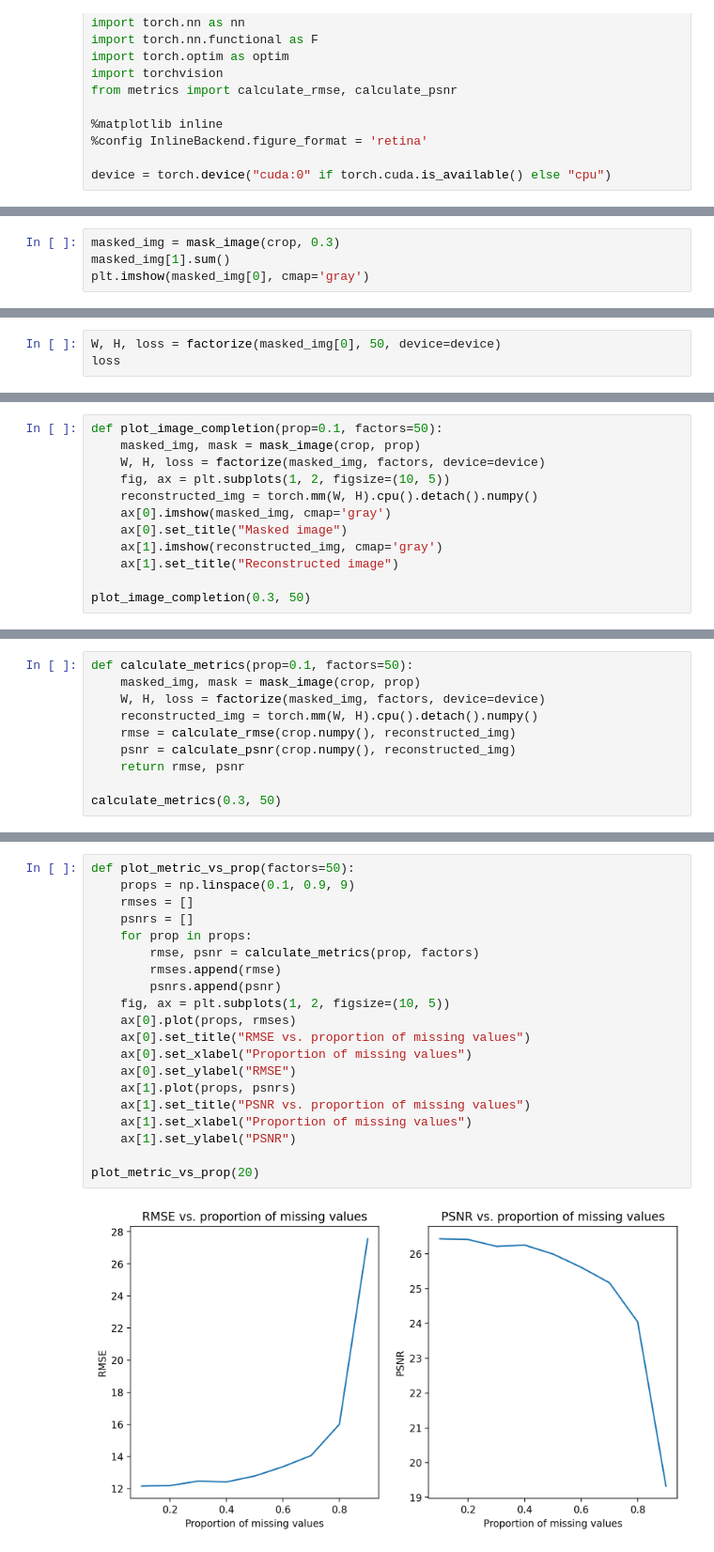
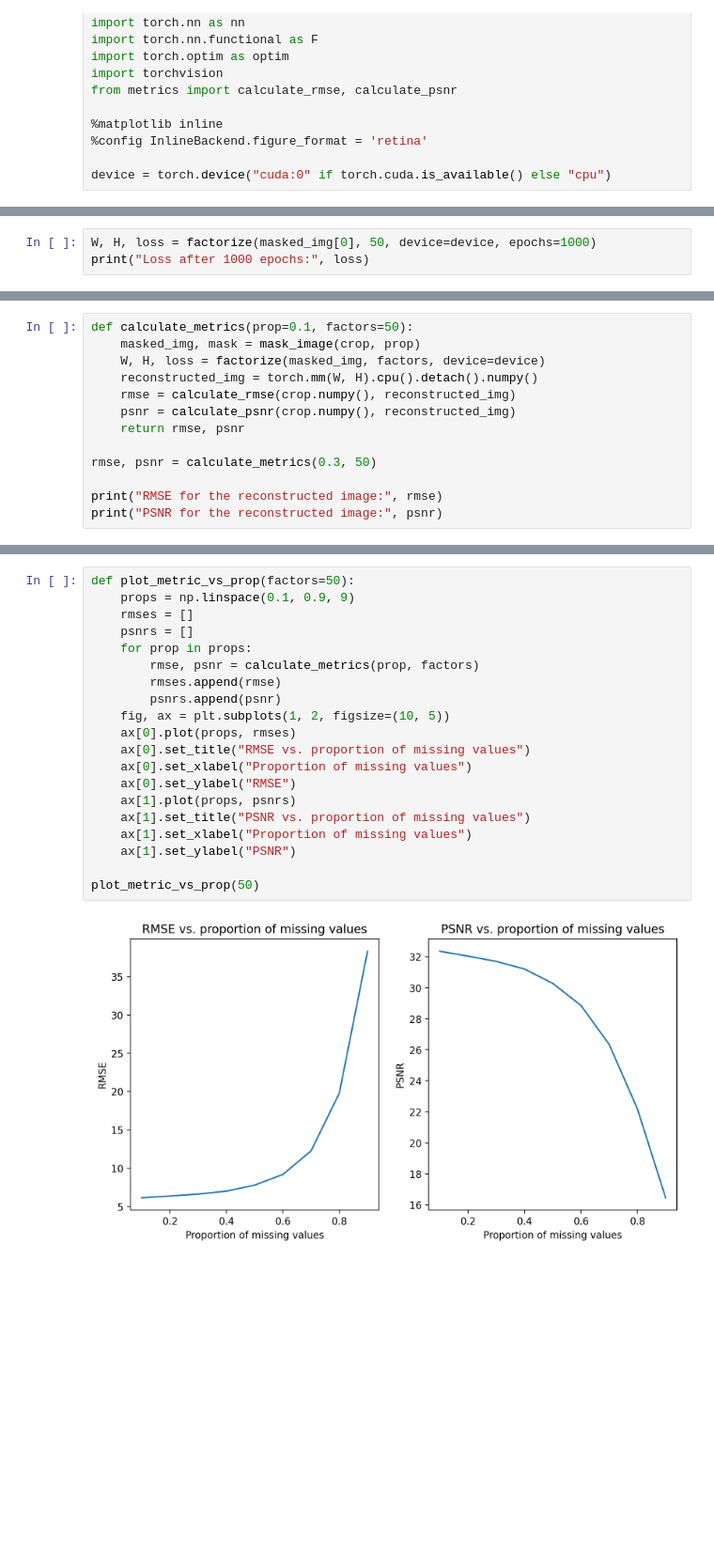
Before and after one commit to Karan-Gandhi/ES335-Assignment-2, a Jupyter notebook: task4.ipynb, the cells around one changed output, grey strips where cells are left out. Shown at 94% size. Saved outputs shown, nothing was run; the diff lists cells and outputs as text; blank space fills up the shorter version.

```diff
--- a/task4.ipynb
+++ b/task4.ipynb
@@ -75,4 +126,0 @@ def mask_image(img, prop):
-# %%
-masked_img = mask_image(crop, 0.3)
-masked_img[1].sum()
-plt.imshow(masked_img[0], cmap='gray')
@@ -82,3 +127,3 @@ plt.imshow(masked_img[0], cmap='gray')
 # %%
-W, H, loss = factorize(masked_img[0], 50, device=device)
-loss
+W, H, loss = factorize(masked_img[0], 50, device=device, epochs=1000)
+print("Loss after 1000 epochs:", loss)
@@ -92,13 +143,14 @@ plt.imshow(torch.mm(W, H).cpu().detach().numpy(), cmap='gray')
 # %%
-def plot_image_completion(prop=0.1, factors=50):
-    masked_img, mask = mask_image(crop, prop)
-    W, H, loss = factorize(masked_img, factors, device=device)
-    fig, ax = plt.subplots(1, 2, figsize=(10, 5))
-    reconstructed_img = torch.mm(W, H).cpu().detach().numpy()
-    ax[0].imshow(masked_img, cmap='gray')
-    ax[0].set_title("Masked image")
-    ax[1].imshow(reconstructed_img, cmap='gray')
-    ax[1].set_title("Reconstructed image")
+def calculate_metrics(prop=0.1, factors=50):
+	masked_img, mask = mask_image(crop, prop)
+	W, H, loss = factorize(masked_img, factors, device=device)
+	reconstructed_img = torch.mm(W, H).cpu().detach().numpy()
+	rmse = calculate_rmse(crop.numpy(), reconstructed_img)
+	psnr = calculate_psnr(crop.numpy(), reconstructed_img)
+	return rmse, psnr
 
-plot_image_completion(0.3, 50)
+rmse, psnr = calculate_metrics(0.3, 50)
+
+print("RMSE for the reconstructed image:", rmse)
+print("PSNR for the reconstructed image:", psnr)
 # %% [output]
@@ -106,10 +158,0 @@ plot_image_completion(0.3, 50)
-# %%
-def calculate_metrics(prop=0.1, factors=50):
-	masked_img, mask = mask_image(crop, prop)
-	W, H, loss = factorize(masked_img, factors, device=device)
-	reconstructed_img = torch.mm(W, H).cpu().detach().numpy()
-	rmse = calculate_rmse(crop.numpy(), reconstructed_img)
-	psnr = calculate_psnr(crop.numpy(), reconstructed_img)
-	return rmse, psnr
-
-calculate_metrics(0.3, 50)
@@ -118,25 +159,25 @@ calculate_metrics(0.3, 50)
 # %%
 def plot_metric_vs_prop(factors=50):
 	props = np.linspace(0.1, 0.9, 9)
 	rmses = []
 	psnrs = []
 	for prop in props:
 		rmse, psnr = calculate_metrics(prop, factors)
 		rmses.append(rmse)
 		psnrs.append(psnr)
 	fig, ax = plt.subplots(1, 2, figsize=(10, 5))
 	ax[0].plot(props, rmses)
 	ax[0].set_title("RMSE vs. proportion of missing values")
 	ax[0].set_xlabel("Proportion of missing values")
 	ax[0].set_ylabel("RMSE")
 	ax[1].plot(props, psnrs)
 	ax[1].set_title("PSNR vs. proportion of missing values")
 	ax[1].set_xlabel("Proportion of missing values")
 	ax[1].set_ylabel("PSNR")
 
-plot_metric_vs_prop(20)
+plot_metric_vs_prop(50)
 # %% [output]
-[figure, old version]
+[figure, new version]
 # %%
 def plot_metric_vs_factors(prop=0.3):
 	factors = np.arange(10, 51, 10)
```
Also changed, not shown: parts of 21 cells of this notebook.
